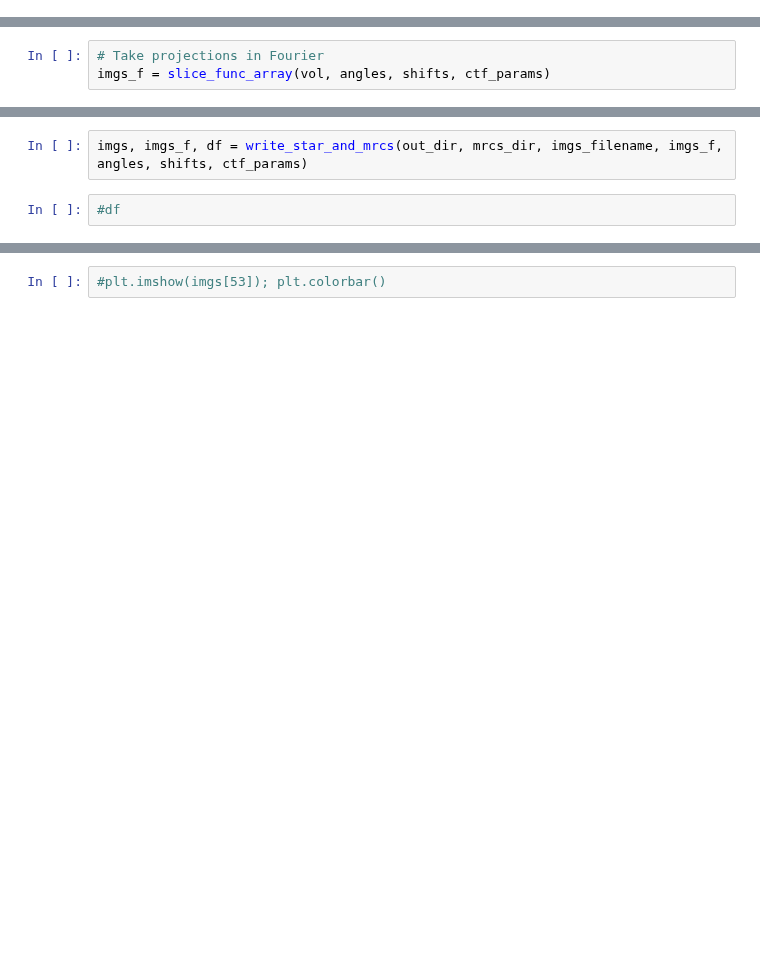
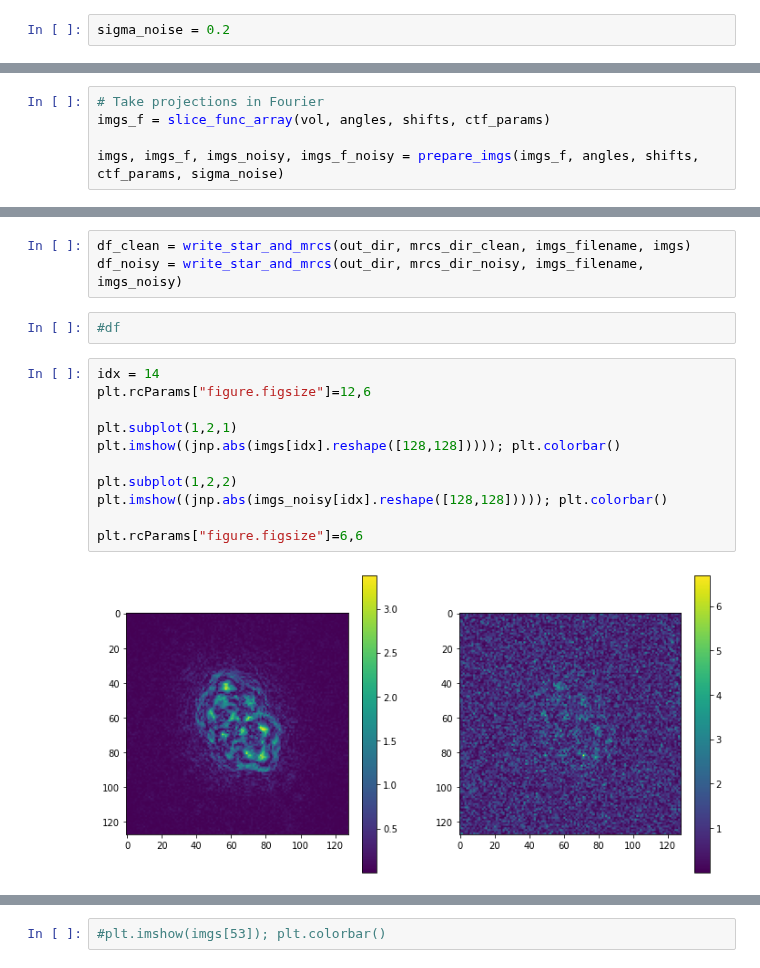
Before and after one commit to bogdantoader/simplecryoem, a Jupyter notebook: nb/Create_simulated_data.ipynb, the cells around one changed output, grey strips where cells are left out. Drawn from its saved outputs; the diff is of its cells as text; blank space fills up the shorter version.

Commit message:
noisy data

```diff
--- a/nb/Create_simulated_data.ipynb
+++ b/nb/Create_simulated_data.ipynb
@@ -189 +219,3 @@ def write_star_and_mrcs(out_dir, mrcs_dir, imgs_filename, imgs_f, angles, shifts
+# %%
+sigma_noise = 0.2
 # %%
@@ -198,3 +232,5 @@ ctf_params = jnp.tile(ctf_params_common, (N,1))
 # %%
 # Take projections in Fourier
 imgs_f = slice_func_array(vol, angles, shifts, ctf_params)
+
+imgs, imgs_f, imgs_noisy, imgs_f_noisy = prepare_imgs(imgs_f, angles, shifts, ctf_params, sigma_noise)
@@ -201,5 +242,19 @@ imgs_f = slice_func_array(vol, angles, shifts, ctf_params)
 # %%
-imgs, imgs_f, df = write_star_and_mrcs(out_dir, mrcs_dir, imgs_filename, imgs_f, angles, shifts, ctf_params)
+df_clean = write_star_and_mrcs(out_dir, mrcs_dir_clean, imgs_filename, imgs)
+df_noisy = write_star_and_mrcs(out_dir, mrcs_dir_noisy, imgs_filename, imgs_noisy)
 # %%
 #df
+# %%
+idx = 14
+plt.rcParams["figure.figsize"]=12,6
+
+plt.subplot(1,2,1)
+plt.imshow((jnp.abs(imgs[idx].reshape([128,128])))); plt.colorbar()
+
+plt.subplot(1,2,2)
+plt.imshow((jnp.abs(imgs_noisy[idx].reshape([128,128])))); plt.colorbar()
+
+plt.rcParams["figure.figsize"]=6,6
+# %% [output]
+[figure, added]
 # %%
```
Also changed, not shown: parts of 26 cells of this notebook.
